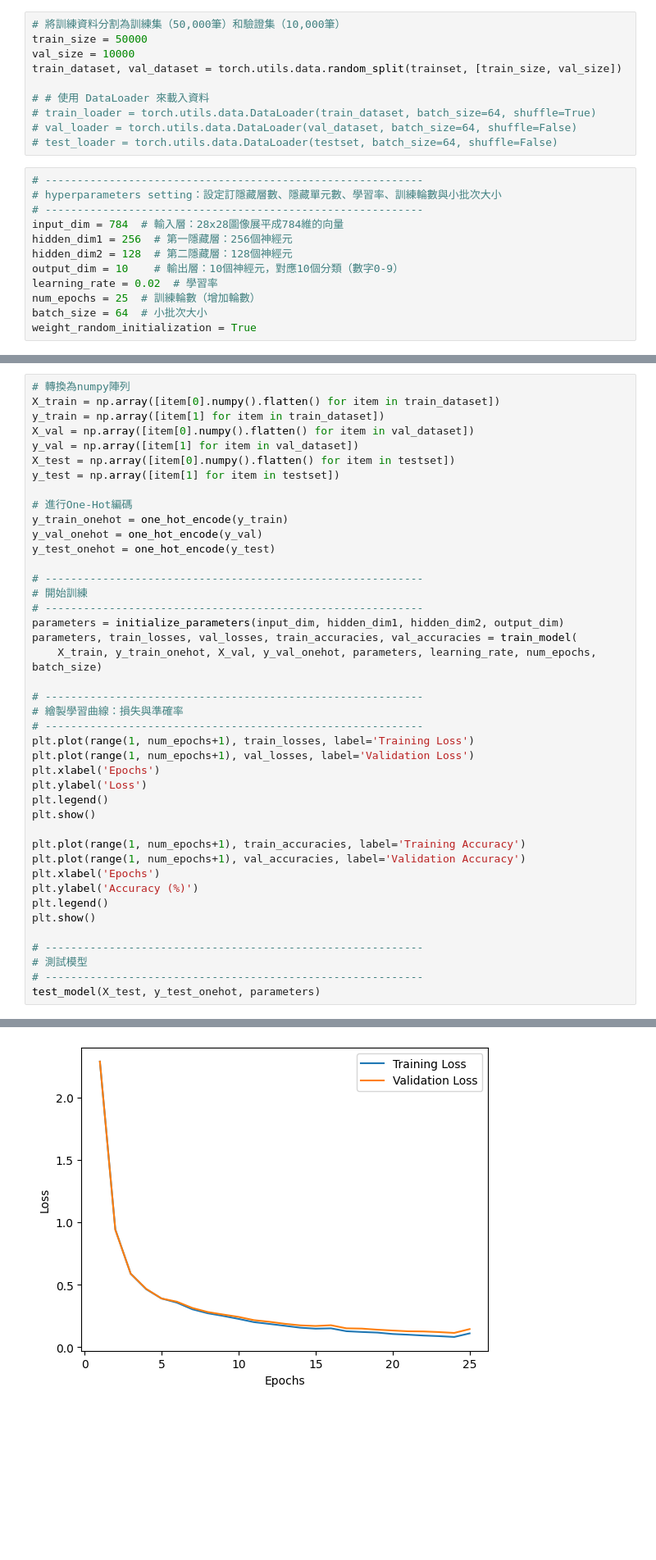
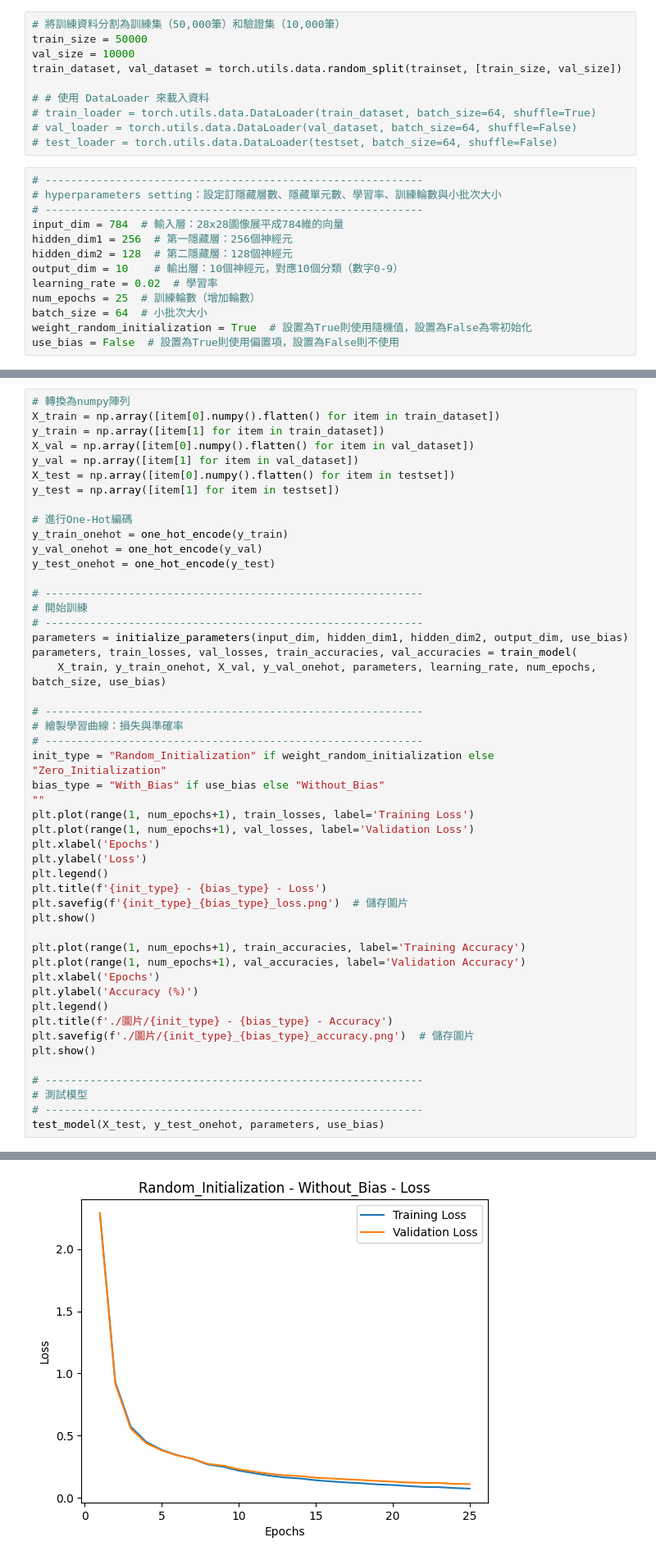
Before and after one commit to jcpan821/DL, a Jupyter notebook: 作業/HW1/2.ipynb, the cells around one changed output, grey strips where cells are left out. Shown at 82% size. Saved outputs shown, nothing was run; the diff lists cells and outputs as text; blank space fills up the shorter version.

```diff
--- a/作業/HW1/2.ipynb
+++ b/作業/HW1/2.ipynb
@@ -31,7 +31,8 @@ output_dim = 10    # 輸出層：10個神經元，對應10個分類（數字0-9
 learning_rate = 0.02  # 學習率
 num_epochs = 25  # 訓練輪數（增加輪數）
 batch_size = 64  # 小批次大小
-weight_random_initialization = True
+weight_random_initialization = True  # 設置為True則使用隨機值，設置為False為零初始化
+use_bias = False  # 設置為True則使用偏置項，設置為False則不使用
 # %%
 # -----------------------------------------------------------
 # One-Hot Encoding
@@ -249,18 +262,23 @@ y_test_onehot = one_hot_encode(y_test)
 # -----------------------------------------------------------
 # 開始訓練
 # -----------------------------------------------------------
-parameters = initialize_parameters(input_dim, hidden_dim1, hidden_dim2, output_dim)
+parameters = initialize_parameters(input_dim, hidden_dim1, hidden_dim2, output_dim, use_bias)
 parameters, train_losses, val_losses, train_accuracies, val_accuracies = train_model(
-    X_train, y_train_onehot, X_val, y_val_onehot, parameters, learning_rate, num_epochs, batch_size)
+    X_train, y_train_onehot, X_val, y_val_onehot, parameters, learning_rate, num_epochs, batch_size, use_bias)
 
 # -----------------------------------------------------------
 # 繪製學習曲線：損失與準確率
 # -----------------------------------------------------------
+init_type = "Random_Initialization" if weight_random_initialization else "Zero_Initialization"
+bias_type = "With_Bias" if use_bias else "Without_Bias"
+""
 plt.plot(range(1, num_epochs+1), train_losses, label='Training Loss')
 plt.plot(range(1, num_epochs+1), val_losses, label='Validation Loss')
 plt.xlabel('Epochs')
 plt.ylabel('Loss')
 plt.legend()
+plt.title(f'{init_type} - {bias_type} - Loss')
+plt.savefig(f'{init_type}_{bias_type}_loss.png')  # 儲存圖片
 plt.show()
 
 plt.plot(range(1, num_epochs+1), train_accuracies, label='Training Accuracy')
@@ -268,10 +286,12 @@ plt.plot(range(1, num_epochs+1), val_accuracies, label='Validation Accuracy')
 plt.xlabel('Epochs')
 plt.ylabel('Accuracy (%)')
 plt.legend()
+plt.title(f'./圖片/{init_type} - {bias_type} - Accuracy')
+plt.savefig(f'./圖片/{init_type}_{bias_type}_accuracy.png')  # 儲存圖片
 plt.show()
 
 # -----------------------------------------------------------
 # 測試模型
 # -----------------------------------------------------------
-test_model(X_test, y_test_onehot, parameters)
+test_model(X_test, y_test_onehot, parameters, use_bias)
 # %% [output]
@@ -295 +315 @@ Epoch 25/25, Train Loss: 0.1110, Train Accuracy: 96.50%, Val Loss: 0.1453, Val A
-[figure, old version]
+[figure, new version]
```
Also changed, not shown: parts of 2 cells of this notebook.
